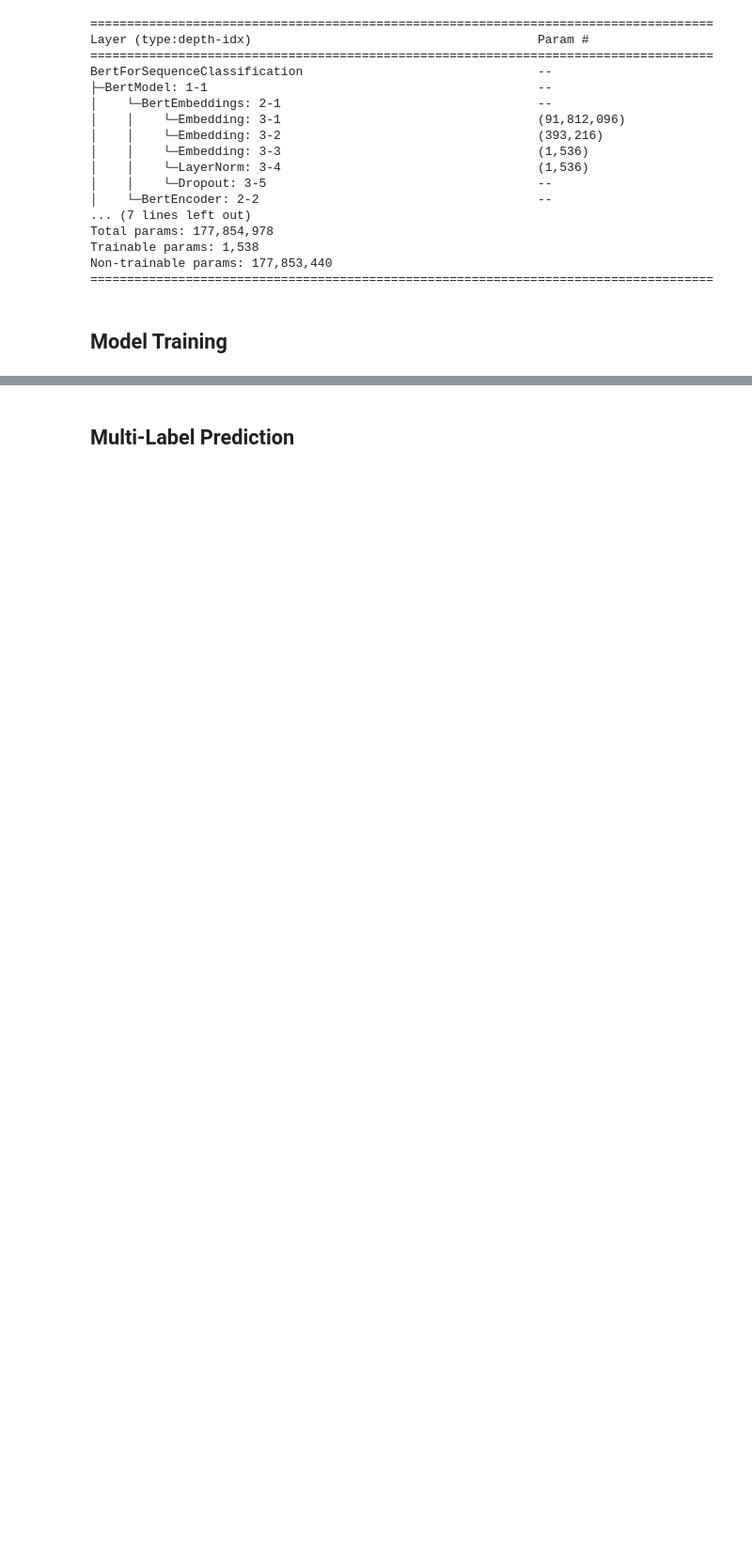
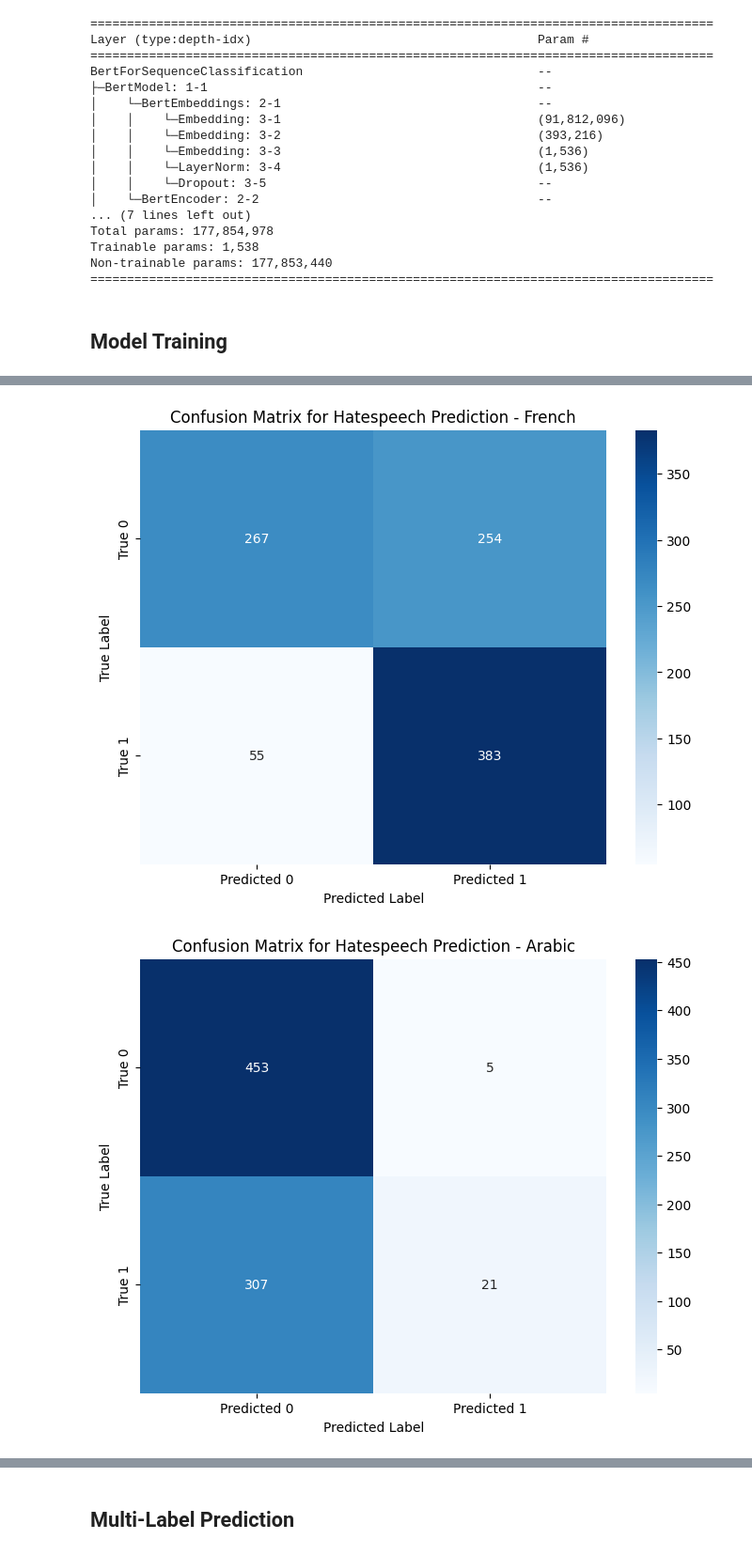
Before and after one commit to nadaamoharram/MLMA_Toxicity_Detection_Deep_Learning, a Jupyter notebook: Modeling/Baseline_mBERT.ipynb, the cells around one changed output, grey strips where cells are left out. Shown at 94% size. Drawn from its saved outputs; the diff is of its cells as text; code cells hidden in the pictures; blank space fills up the shorter version.

```diff
--- a/Modeling/Baseline_mBERT.ipynb
+++ b/Modeling/Baseline_mBERT.ipynb
@@ -304,0 +305,41 @@ plt.show()
+# %%
+import numpy as np
+import torch
+from sklearn.metrics import confusion_matrix
+import matplotlib.pyplot as plt
+import seaborn as sns
+
+# Create a dictionary to store predictions and labels for each language
+lang_predictions = {lang: {'true': [], 'pred': []} for lang in val_df['language'].unique()}
+
+device = model.device
+
+# Iterate over the validation dataset and get predictions for each language
+for i, val_sample in enumerate(val_dataset):
+    lang = val_df['language'].iloc[i]
+    inputs = {
+        'input_ids': torch.tensor([val_sample['input_ids']]).to(device),
+        'attention_mask': torch.tensor([val_sample['attention_mask']]).to(device)
+    }
+
+    with torch.no_grad():
+        outputs = model(**inputs)
+
+    hatespeech_logits = outputs['logits']
+    predicted_hatespeech_label = torch.argmax(hatespeech_logits, dim=1).item()
+
+    lang_predictions[lang]['true'].append(val_sample['labels'])
+    lang_predictions[lang]['pred'].append(predicted_hatespeech_label)
+
+# Plot confusion matrix for each language
+for lang, data in lang_predictions.items():
+    cm = confusion_matrix(data['true'], data['pred'])
+    plt.figure(figsize=(8, 6))
+    sns.heatmap(cm, annot=True, fmt='d', cmap='Blues', xticklabels=['Predicted 0', 'Predicted 1'], yticklabels=['True 0', 'True 1'])
+    plt.xlabel('Predicted Label')
+    plt.ylabel('True Label')
+    plt.title(f'Confusion Matrix for Hatespeech Prediction - {lang.capitalize()}')
+    plt.show()
+# %% [output]
+[figure, added]
+[figure, added]
```
Also changed, not shown: parts of 15 cells of this notebook.
